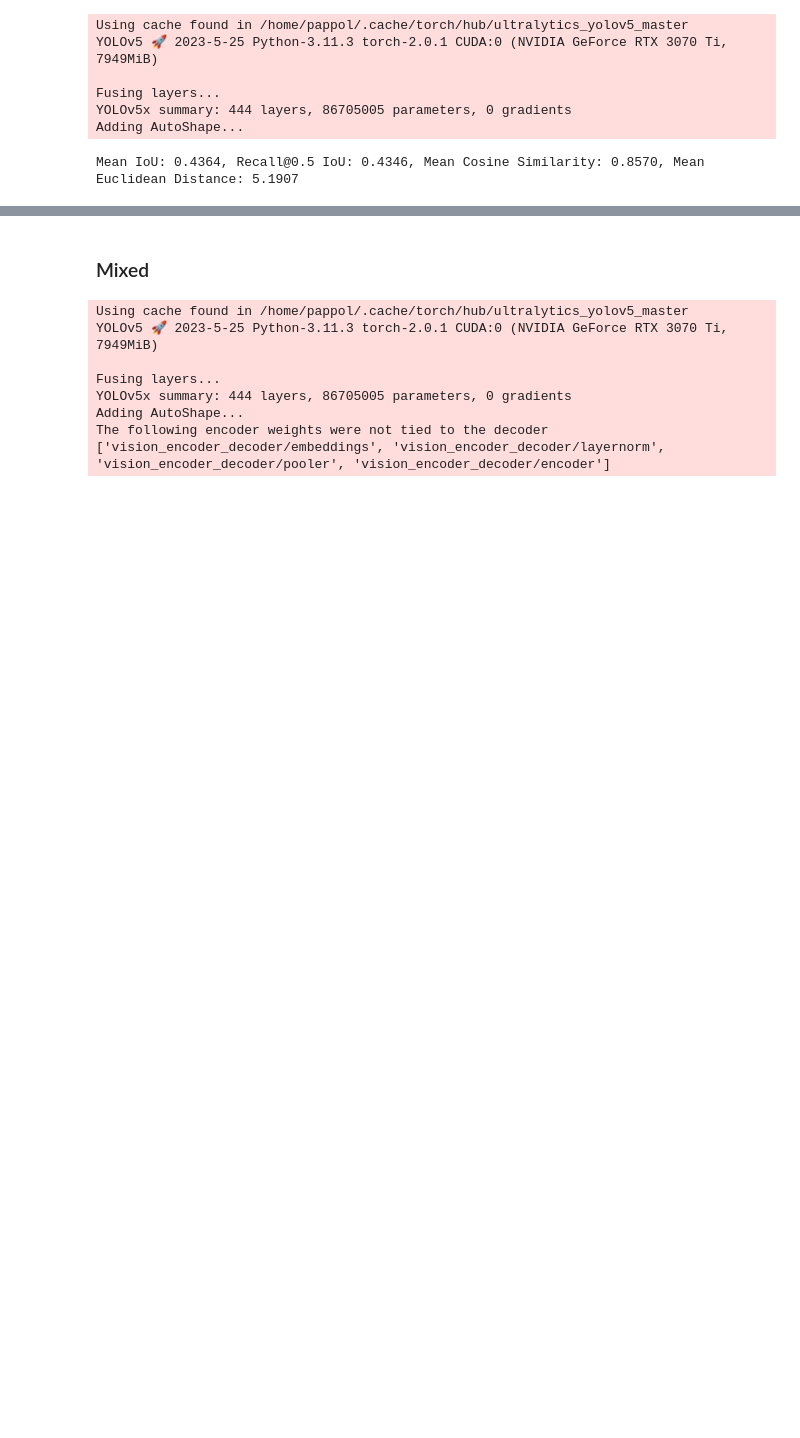
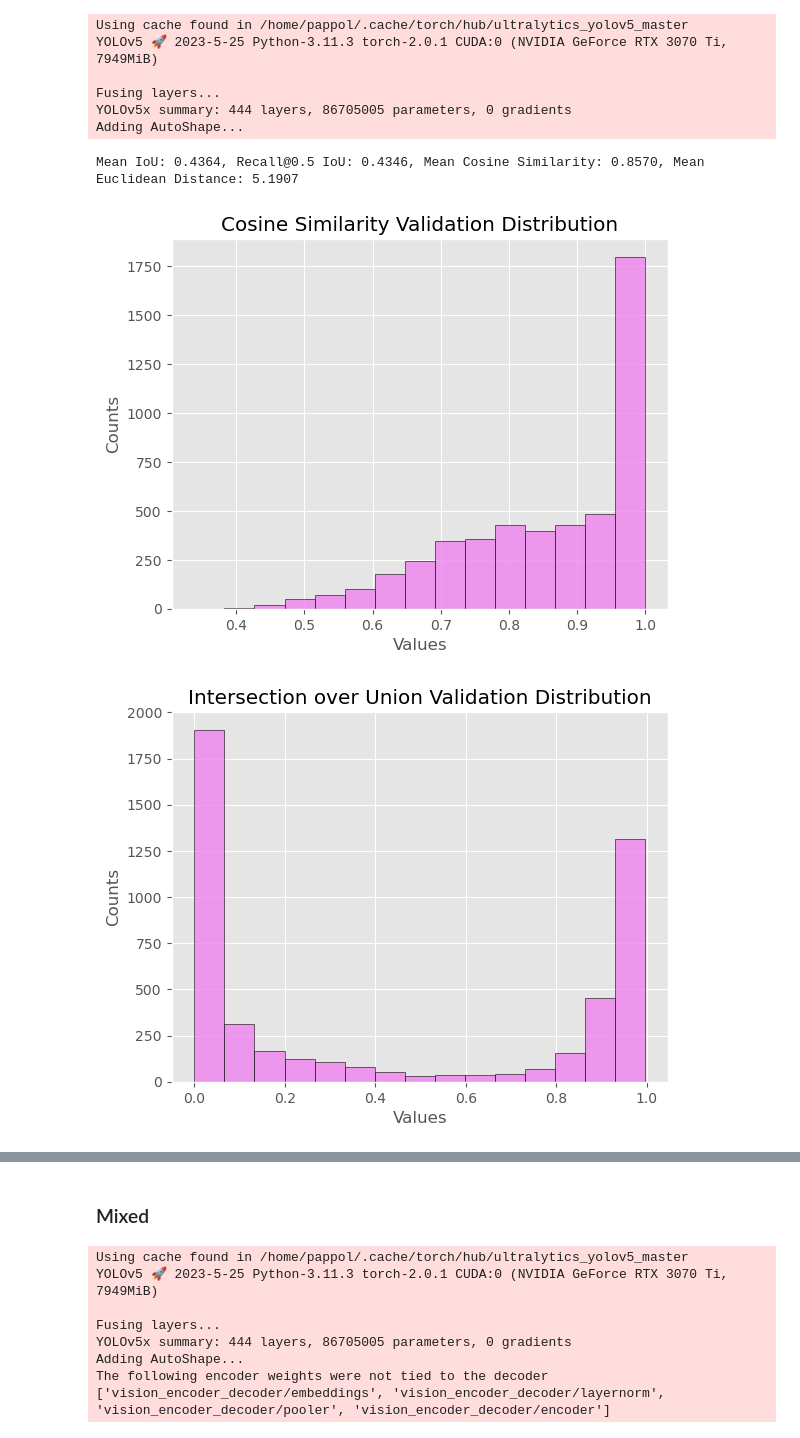
Before and after one commit to nicolazilio0/deepRiccy, a Jupyter notebook: final_notebook.ipynb, the cells around one changed output, grey strips where cells are left out. Saved outputs shown, nothing was run; the diff lists cells and outputs as text; code cells hidden in the pictures; blank space fills up the shorter version.

```diff
--- a/final_notebook.ipynb
+++ b/final_notebook.ipynb
@@ -2158,3 +2238,10 @@ validate(stable_model, dataset.get_validation())
 Mean IoU: 0.4364, Recall@0.5 IoU: 0.4346, Mean Cosine Similarity: 0.8570, Mean Euclidean Distance: 5.1907
 # %%
 test_on_one_image(stable_model, dataset.get_test(), 455)
+# %%
+plot_metrics("csv/stable_diffusion_cosine_similarity.csv", "Cosine Similarity Validation Distribution", "violet")
+plot_metrics("csv/stable_diffusion_iou.csv", "Intersection over Union Validation Distribution", "violet")
+plot_metrics("csv/stable_diffusion_euclidean_distance.csv", "Euclidean Distance Validation Distribution", "violet")
+# %% [output]
+[figure, added]
+[figure, added]
```
Also changed, not shown: parts of 26 cells of this notebook.
